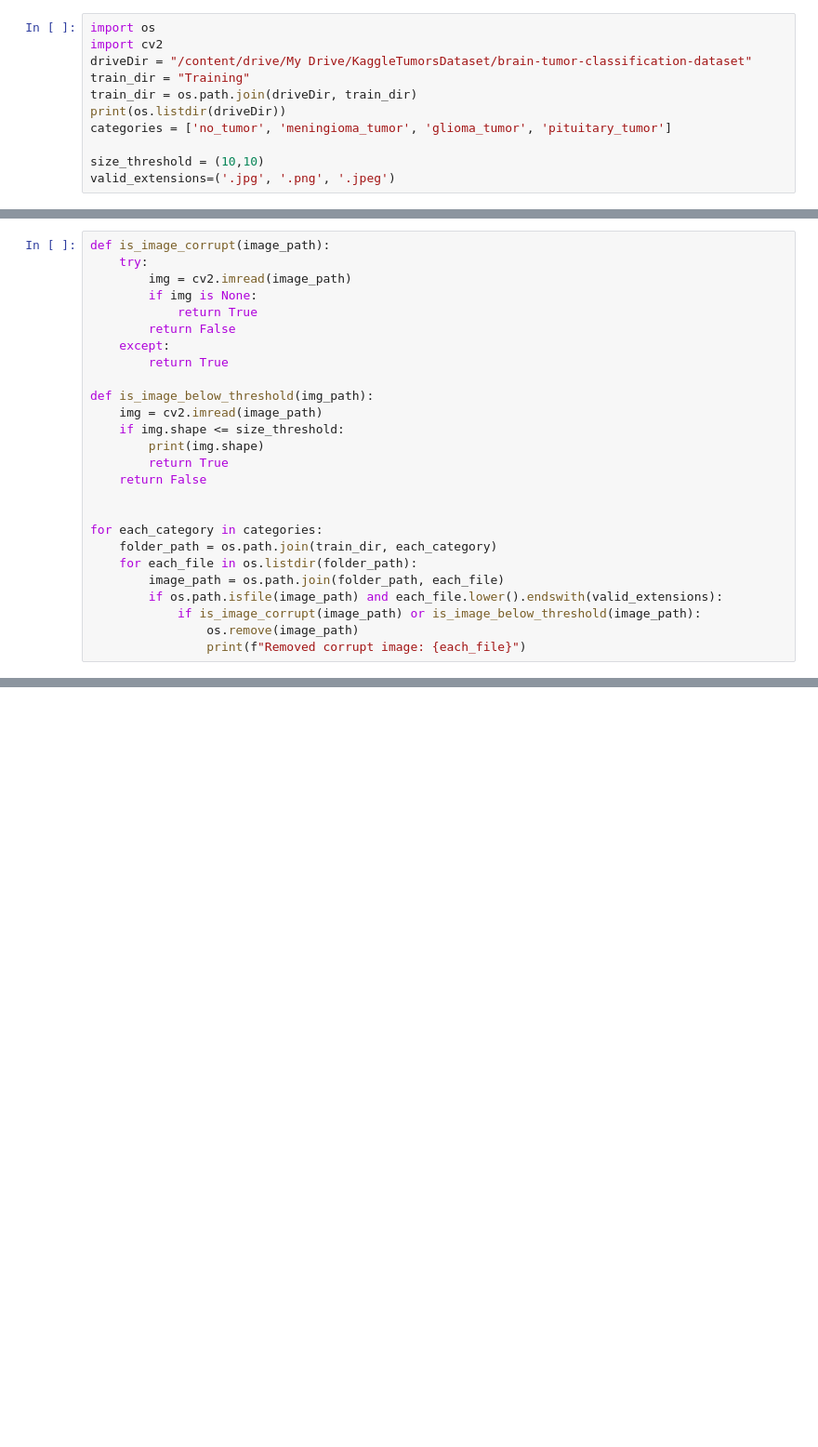
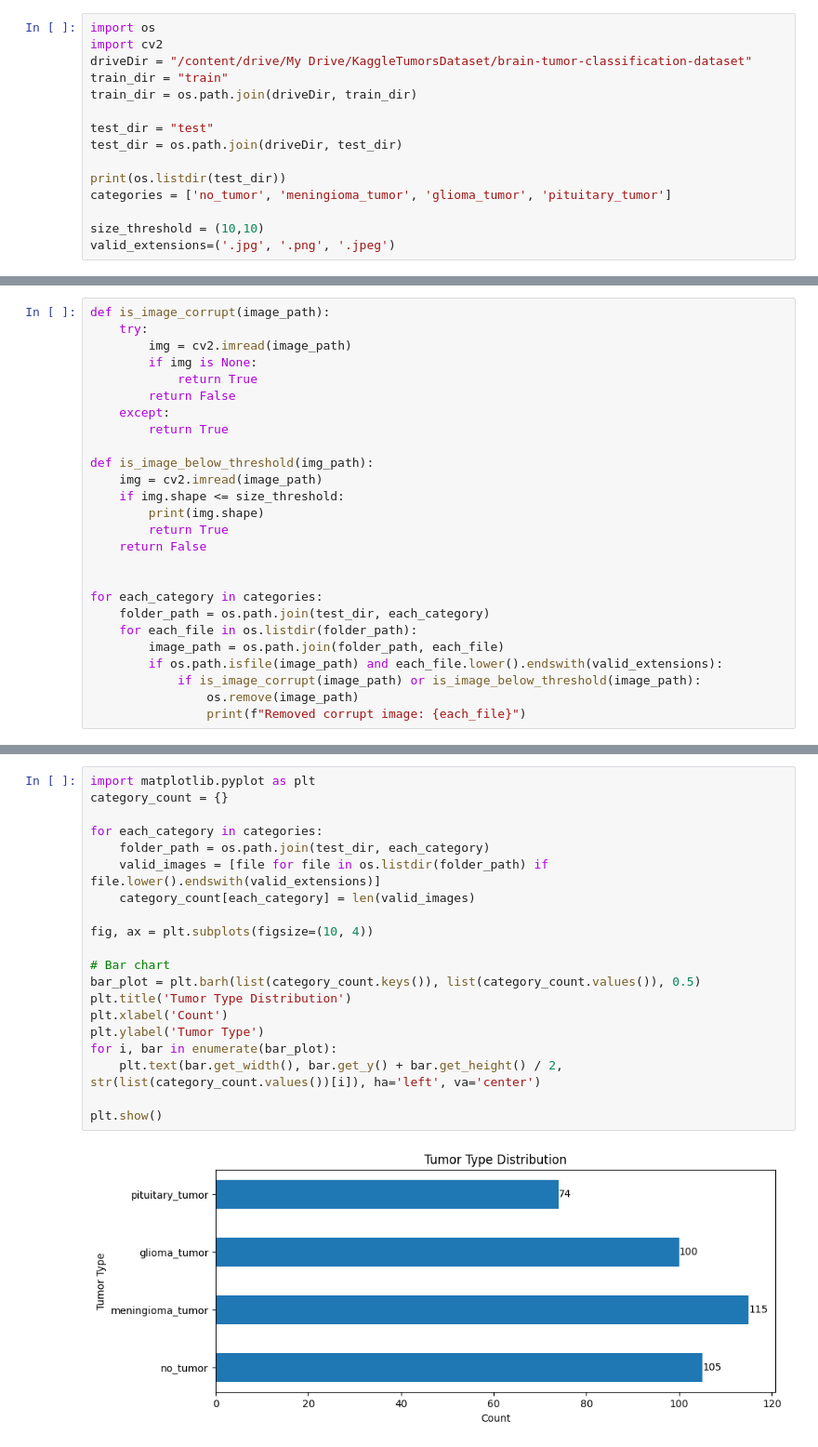
Before and after one commit to gennai/2024_hackaton_Bicocca, a Jupyter notebook: testYolo.ipynb, the cells around one changed output, grey strips where cells are left out. Shown at 93% size. Cells and saved outputs as stored; diff of their text form; blank space fills up the shorter version.

```diff
--- a/testYolo.ipynb
+++ b/testYolo.ipynb
@@ -10,9 +29,13 @@ brain-tumor-classification-dataset
 import os
 import cv2
 driveDir = "/content/drive/My Drive/KaggleTumorsDataset/brain-tumor-classification-dataset"
-train_dir = "Training"
+train_dir = "train"
 train_dir = os.path.join(driveDir, train_dir)
-print(os.listdir(driveDir))
+
+test_dir = "test"
+test_dir = os.path.join(driveDir, test_dir)
+
+print(os.listdir(test_dir))
 categories = ['no_tumor', 'meningioma_tumor', 'glioma_tumor', 'pituitary_tumor']
 
 size_threshold = (10,10)
@@ -38,7 +63,7 @@ def is_image_below_threshold(img_path):
 
 
 for each_category in categories:
-    folder_path = os.path.join(train_dir, each_category)
+    folder_path = os.path.join(test_dir, each_category)
     for each_file in os.listdir(folder_path):
         image_path = os.path.join(folder_path, each_file)
         if os.path.isfile(image_path) and each_file.lower().endswith(valid_extensions):
@@ -49,0 +73,22 @@ import matplotlib.pyplot as plt
+# %%
+import matplotlib.pyplot as plt
+category_count = {}
+
+for each_category in categories:
+    folder_path = os.path.join(test_dir, each_category)
+    valid_images = [file for file in os.listdir(folder_path) if file.lower().endswith(valid_extensions)]
+    category_count[each_category] = len(valid_images)
+
+fig, ax = plt.subplots(figsize=(10, 4))
+
+# Bar chart
+bar_plot = plt.barh(list(category_count.keys()), list(category_count.values()), 0.5)
+plt.title('Tumor Type Distribution')
+plt.xlabel('Count')
+plt.ylabel('Tumor Type')
+for i, bar in enumerate(bar_plot):
+    plt.text(bar.get_width(), bar.get_y() + bar.get_height() / 2, str(list(category_count.values())[i]), ha='left', va='center')
+
+plt.show()
+# %% [output]
+[figure, added]
```
Also changed, not shown: parts of 12 cells of this notebook.
